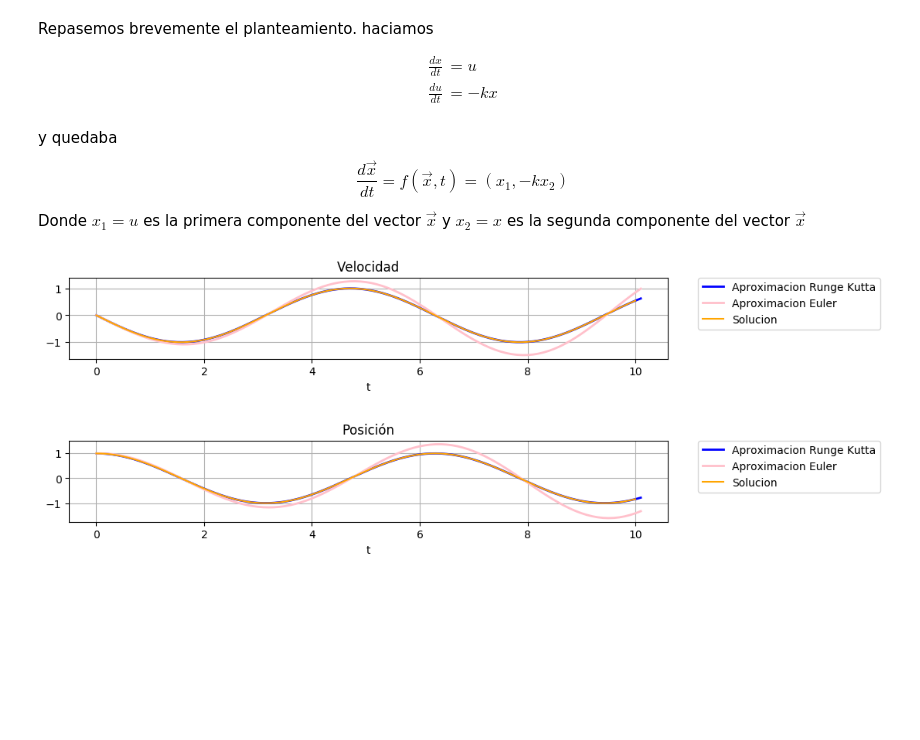
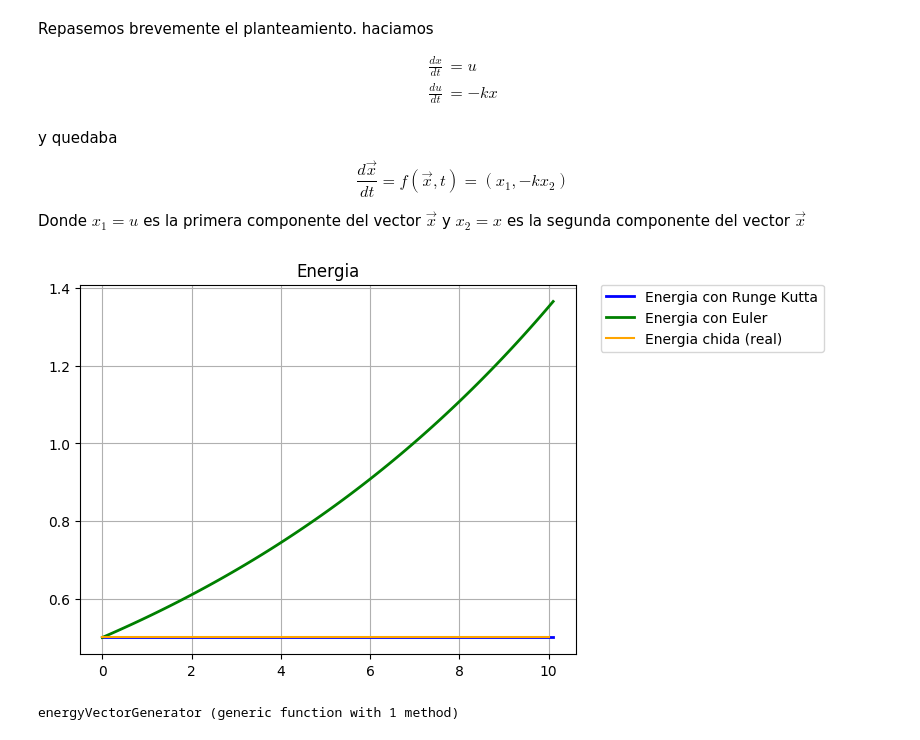
Before and after one commit to walup/Fisica_Computacional_Legaria_Pe-a, a Jupyter notebook: Tarea_12.ipynb, the cells around one changed output. Saved outputs shown, nothing was run; the diff lists cells and outputs as text; code cells hidden in the pictures; blank space fills up the shorter version.

```diff
--- a/Tarea_12.ipynb
+++ b/Tarea_12.ipynb
@@ -305,48 +305,49 @@ Donde $x_1 = u$ es la primera componente del vector $\vec{x}$ y $x_2 = x$ es la
 # %%
 #=Si queremos entonces plantear el problema anterior con k = 1, velocidad inicial 0 y posición inicial 1=#
 
 condicionesIniciales = [1,0]
 
 #La funcion que le pasaremos a la funcion es
 
 f(x,t) = [x[2],-x[1]]
 #=Y eso seria todo, ahora apliquemos los dos metodos, euler y runge, para resolver y guardemos en arreglos=#
 xCord(x) = x[1]
 yCord(x) = x[2]
 rungeSoluciones = rungeKutta4(f,0.,10.,condicionesIniciales,0.1)
 eulerSoluciones = metodoEuler(f,0.,10.,condicionesIniciales,0.1)
 
+#=Ahora calculamos las energias con nuestra funcion energyVectorGenerator (constante del resorte k = 1, y masa igual a uno i-i-i-gual)=#
+rungeEnergias = energyVectorGenerator(1.,1.,xCord.(rungeSoluciones[2]),yCord.(rungeSoluciones[2]))
+eulerEnergias = energyVectorGenerator(1.,1.,xCord.(eulerSoluciones[2]),yCord.(eulerSoluciones[2]))
+
+
 #=Por las condiciones iniciales que estamos dando y por que elegimos k = 1 y m=1, es claro que la solucion es simplemente cos(x) para la posicion y d(cos(x))/dx = -sin(x) para la velocidad=#
 solRealX = linspace(0,10,1000)
 y1(x) = cos(x)
 y2(x) = -sin(x)
 solPosicion = y1.(solRealX)
 solVelocidad = y2.(solRealX)
+energiasReales = energyVectorGenerator(1.,1.,solPosicion,solVelocidad)
 
 #=Graficamos=#
 using PyPlot
 plt = PyPlot
-plt.figure(figsize=(10, 3))
-plt.subplot(2,1,1)
-plt.xlabel("t")
-plt.title( "Velocidad")
+plt.figure()
+plt.title( "Energia")
 plt.grid()
-plt.plot(rungeSoluciones[1],yCord.(rungeSoluciones[2]),color = "blue",label = "Aproximacion Runge Kutta",linewidth =2)
-plt.plot(eulerSoluciones[1],yCord.(eulerSoluciones[2]),color = "pink",label = "Aproximacion Euler",linewidth =2)
-plt.plot(solRealX,solVelocidad,color = "orange",label = "Solucion")
+plt.plot(rungeSoluciones[1],rungeEnergias,color = "blue",label = "Energia con Runge Kutta",linewidth =2)
+plt.plot(eulerSoluciones[1],eulerEnergias,color = "green",label = "Energia con Euler",linewidth =2)
+plt.plot(solRealX,energiasReales,color = "orange",label = "Energia chida (real)")
 legend(bbox_to_anchor=[1.05,1],loc=2,borderaxespad=0)
 plt.show()
-
-plt.figure(figsize=(10, 3))
-plt.subplot(2,1,2)
-plt.xlabel("t")
-plt.title("Posición")
-plt.grid()
-plt.plot(rungeSoluciones[1],xCord.(rungeSoluciones[2]),color = "blue",label = "Aproximacion Runge Kutta",linewidth =2)
-plt.plot(eulerSoluciones[1],xCord.(eulerSoluciones[2]),color = "pink",label = "Aproximacion Euler ",linewidth =2)
-plt.plot(solRealX,solPosicion,color = "orange",label = "Solucion")
-legend(bbox_to_anchor=[1.05,1],loc=2,borderaxespad=0)
-plt.show()
 # %% [output]
-[figure, old version]
+[figure, new version]
-[figure, removed]
+# %%
+#=vamos a necesitar este arreglo que nos de los datos de energia como un arreglo a partir de los vectores de velocidad y de posicion. =#
+
+function energyVectorGenerator(mass::Float64,springConstant::Float64,positionVector,velocityVector)
+    square(x) = x^2
+    return (1/2)*springConstant*square.(positionVector) +(1/2)*mass*square.(velocityVector)
+end
+# %% [output]
+energyVectorGenerator (generic function with 1 method)
```
Also changed, not shown: parts of 8 cells of this notebook.
